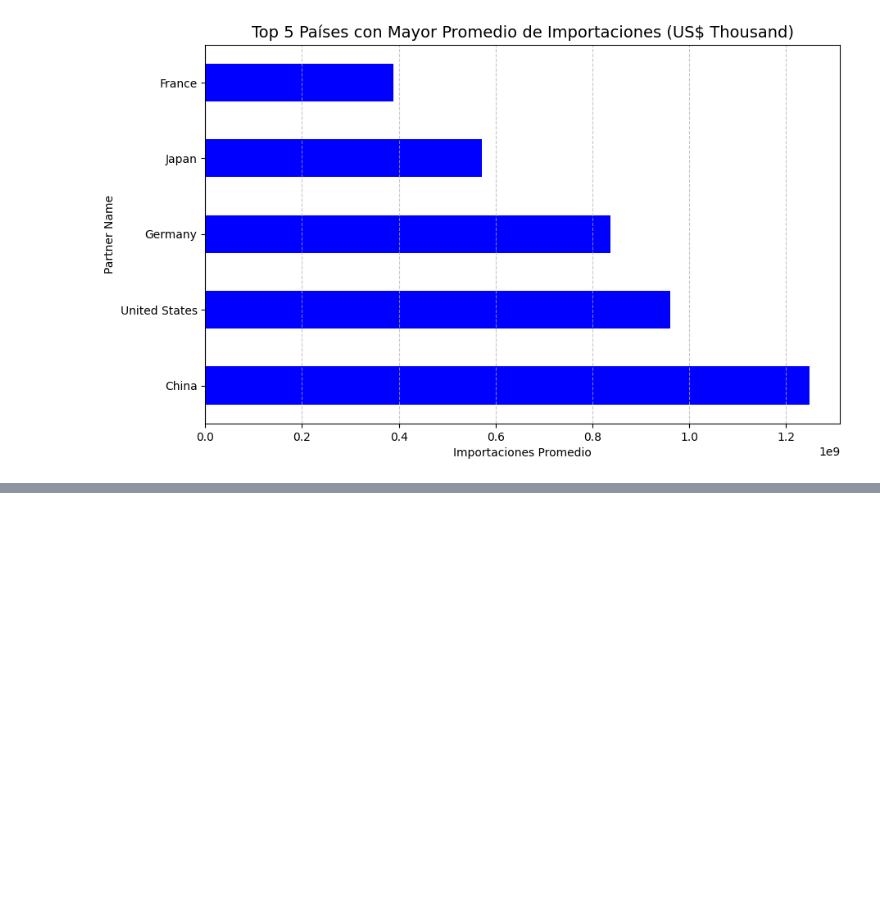
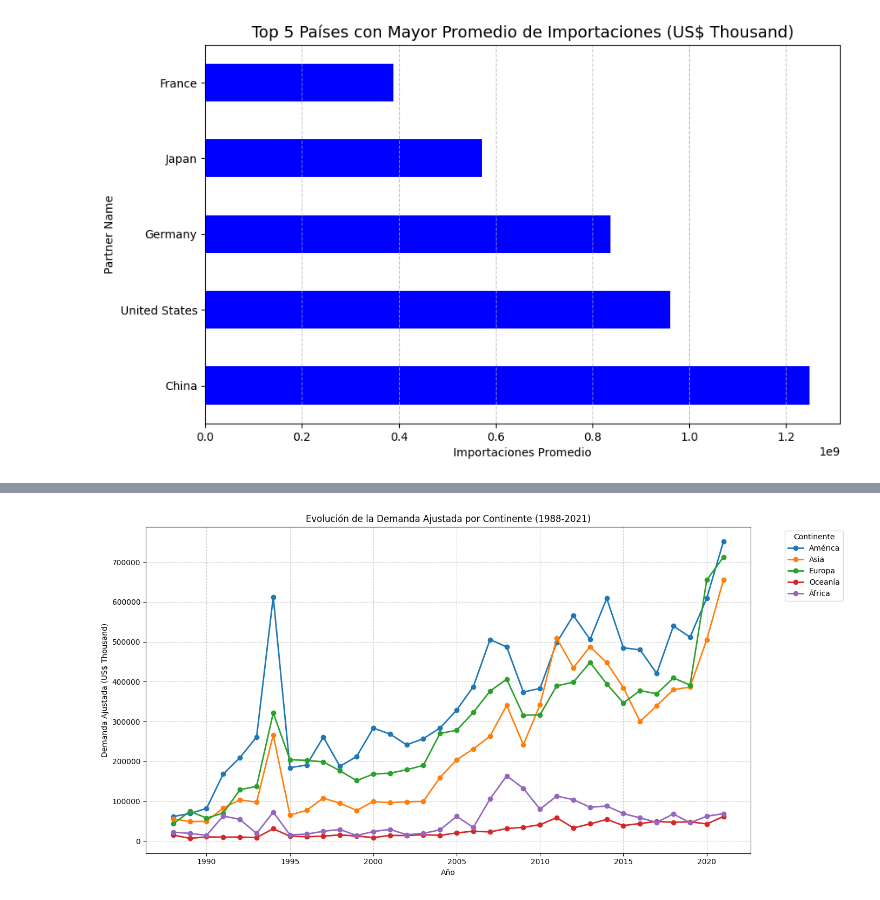
Before and after one commit to angosoto/Proyecto-Final-Data-Science-, a Jupyter notebook: EDA.ipynb, the cells around one changed output, grey strips where cells are left out. Drawn from its saved outputs; the diff is of its cells as text; code cells hidden in the pictures; blank space fills up the shorter version.

Commit message:
Imputación de Country Growth (%) y creación de Demanda_Ajustada

```diff
--- a/EDA.ipynb
+++ b/EDA.ipynb
@@ -187,3 +187,5 @@ plt.grid(axis='x', linestyle='--', alpha=0.7)
 plt.show()
 # %% [output]
 [figure]
+# %%
+cifras   = cifras.drop(columns=['Export Product Share (%)'])
@@ -189,0 +222,37 @@ plt.show()
+# %%
+def asignar_import_share(continente):
+    if continente == 'América':
+        return np.random.uniform(10.0, 15.0)
+    elif continente == 'Europa':
+        return np.random.uniform(8.0, 12.0)
+    elif continente == 'Asia':
+        return np.random.uniform(6.0, 10.0)
+    elif continente == 'África':
+        return np.random.uniform(4.0, 8.0)
+    elif continente == 'Oceanía':
+        return np.random.uniform(5.0, 9.0)
+    else:
+        return np.random.uniform(2.0, 5.0)  # Para 'Otros'
+
+cifras['Import Product Share (%)'] = cifras['Continente'].apply(asignar_import_share)
+# %%
+cifras['Arancel_Ajustado'] = np.where(
+    cifras['Partner Name'].isin(TLC),
+    cifras['AHS MaxRate (%)'] * 0.8,  # Descuento por TLC
+    cifras['AHS MaxRate (%)'] * 1.5    # Penalización sin TLC
+)
+
+# Calcular demanda ajustada
+cifras['Demanda_Ajustada'] = (cifras['Import (US$ Thousand)'] * cifras['Import Product Share (%)']) / (cifras['Arancel_Ajustado'] + 1)
+# %%
+evolucion = cifras.groupby(['Continente', 'Year'])['Demanda_Ajustada'].mean().unstack('Continente')
+evolucion.plot(figsize=(14, 7), marker='o', linewidth=2)
+plt.title('Evolución de la Demanda Ajustada por Continente (1988-2021)')
+plt.ylabel('Demanda Ajustada (US$ Thousand)')
+plt.xlabel('Año')
+plt.grid(linestyle='--', alpha=0.6)
+plt.legend(title='Continente', bbox_to_anchor=(1.05, 1))
+plt.tight_layout()
+plt.show()
+# %% [output]
+[figure, added]
```
Also changed, not shown: parts of 21 cells of this notebook.
